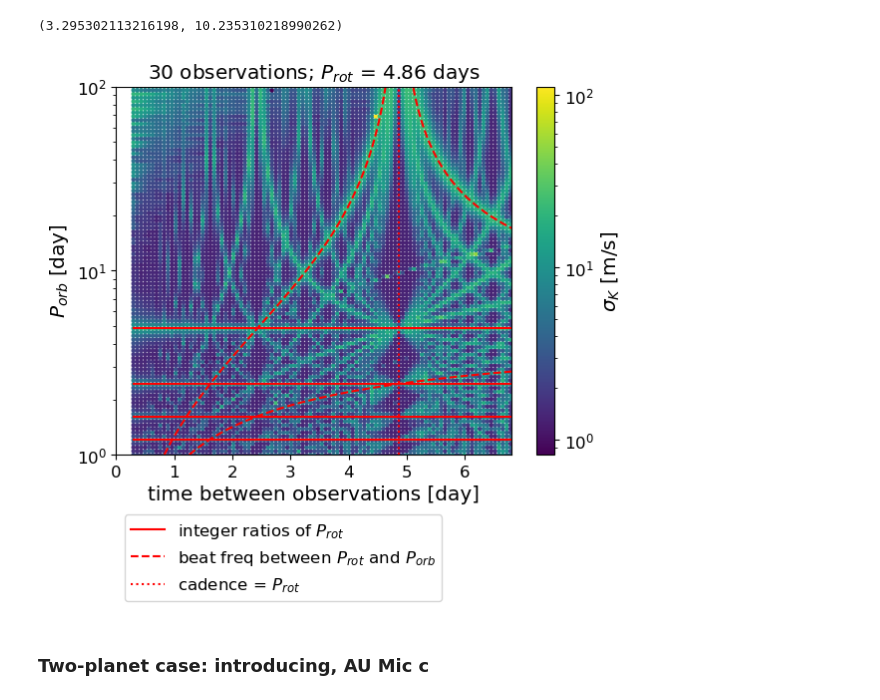
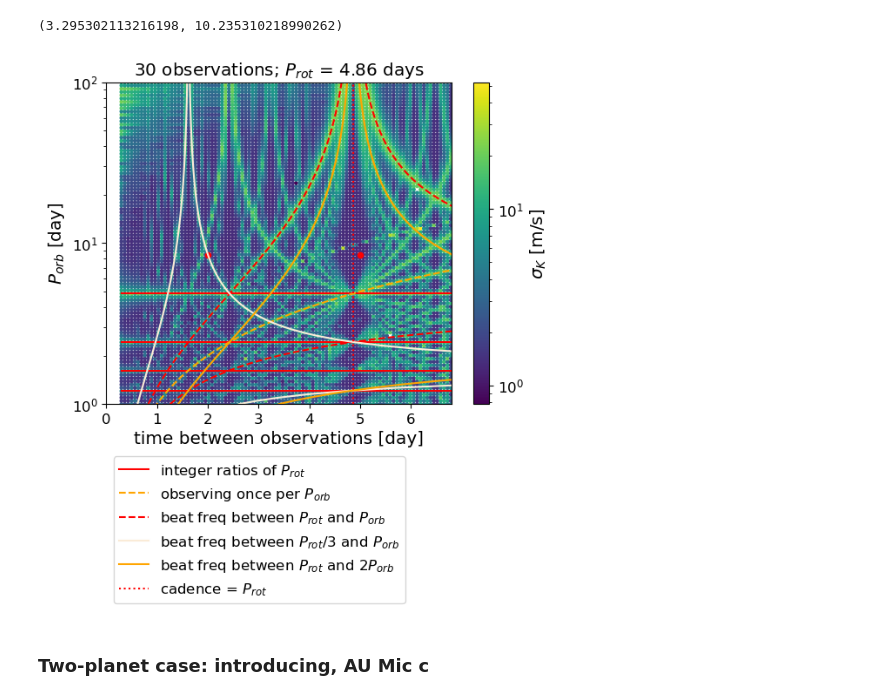
Before and after one commit to exoclam/gaspery, a Jupyter notebook: notebooks/au-mic.ipynb, the cells around one changed output. Saved outputs shown, nothing was run; the diff lists cells and outputs as text; code cells hidden in the pictures.

```diff
--- a/notebooks/au-mic.ipynb
+++ b/notebooks/au-mic.ipynb
@@ -2038,6 +2035,12 @@ print(sigma_k)
 # %%
 t1s_plus = []
 t1s_minus = []
+t2s_plus = []
+t2s_minus = []
+t2s_plus_porb = []
+t2s_minus_porb = []
+t3s_plus = []
+t3s_minus = []
 p = 8.46
 
 for i in tqdm(range(100)):
@@ -2049,8 +2052,27 @@ for i in tqdm(range(100)):
     t1s_plus.append(t1_plus)
     t1s_minus.append(t1_minus)
 
+    t2_plus = 1/((2/Prot) + (1/p))
+    t2_minus = 1/((2/Prot) - (1/p))
+    t2s_plus.append(t2_plus)
+    t2s_minus.append(t2_minus)
+
+    t3_plus = 1/((3/Prot) + (1/p))
+    t3_minus = 1/((3/Prot) - (1/p))
+    t3s_plus.append(t3_plus)
+    t3s_minus.append(t3_minus)
+
+    t2_plus_porb = 1/((1/Prot) + 0.5*(1/p))
+    t2_minus_porb = 1/((1/Prot) - 0.5*(1/p))
+    t2s_plus_porb.append(t2_plus_porb)
+    t2s_minus_porb.append(t2_minus_porb)
+
 plt.plot(t1s_plus, periods) # t3s_plus
 plt.plot(np.abs(t1s_minus), periods)
+
+plt.plot(t2s_plus, periods)
+plt.plot(np.abs(t2s_minus), periods)
+
 #plt.plot(t1s_plus + np.abs(t1s_minus), periods, color='purple')
 plt.xlim([0,30])
 #plt.ylim([0, 100])
@@ -2065,30 +2093,44 @@ t1s_plus[50], periods[50]
 # %%
 x, y = np.meshgrid(cadences, periods)
 plt.scatter(x, y, c=sigma_ks/100, s=5, norm=matplotlib.colors.LogNorm()) # vmin=0.05*K, vmax=10*K
 cbar = plt.colorbar()
 cbar.ax.set_ylabel(r"$\sigma_K$ [m/s]")
 plt.xlabel("time between observations [day]")
 plt.ylabel("$P_{orb}$ [day]")
 plt.ylim([1, 100])
 plt.xlim([0, 6.8])
 plt.yscale('log')
 plt.title(f"{n_obs} observations; " + r"$P_{rot}$ = " + f"{Prot} days")
 
 plt.plot(cadences, np.ones(len(cadences))*Prot, color='red', label='integer ratios of $P_{rot}$')
 plt.plot(cadences, np.ones(len(cadences))*Prot/2, color='red')
 plt.plot(cadences, np.ones(len(cadences))*Prot/3, color='red')
 plt.plot(cadences, np.ones(len(cadences))*Prot/4, color='red')
 
+plt.plot(cadences, cadences, color='orange', linestyle='--', label='observing once per $P_{orb}$')
+
 plt.plot(t1s_plus, periods, color='red', linestyle='dashed', label='beat freq between $P_{rot}$ and $P_{orb}$') # t3s_plus
 plt.plot(np.abs(t1s_minus), periods, color='red', linestyle='dashed')
 
+plt.plot(t3s_plus, periods, color='antiquewhite', label='beat freq between $P_{rot}$/3 and $P_{orb}$') # t3s_plus
+plt.plot(np.abs(t3s_minus), periods, color='antiquewhite')
+
+plt.plot(t2s_plus_porb, periods, color='orange', label='beat freq between $P_{rot}$ and 2$P_{orb}$') # t3s_plus
+plt.plot(np.abs(t2s_minus_porb), periods, color='orange')
+
 plt.plot(np.ones(100)*4.86, np.linspace(1, 100, 100), color='red', linestyle='dotted', label='cadence = $P_{rot}$')
 
-plt.legend(bbox_to_anchor=(0, -0.07, 1, -0.07), loc="upper left")
+plt.scatter(2, 8.46, s=20, c='red')
+plt.scatter(5, 8.46, s=20, c='red')
+
+legend = plt.legend(bbox_to_anchor=(0, -0.07, 1, -0.07), loc="upper left", frameon = 1)
+frame = legend.get_frame()
+#frame.set_facecolor('antiquewhite')
+#plt.legend(bbox_to_anchor=(0, -0.07, 1, -0.07), loc="upper left")
 plt.savefig(path + 'plots/beat-freqs.png', format='png', bbox_inches='tight')
 plt.show()
 # %% [output]
-[figure, old version]
+[figure, new version]
 # %% [markdown]
 ### Two-planet case: introducing, AU Mic c
 # %%
```
Also changed, not shown: parts of 8 cells of this notebook, 4 other files.
